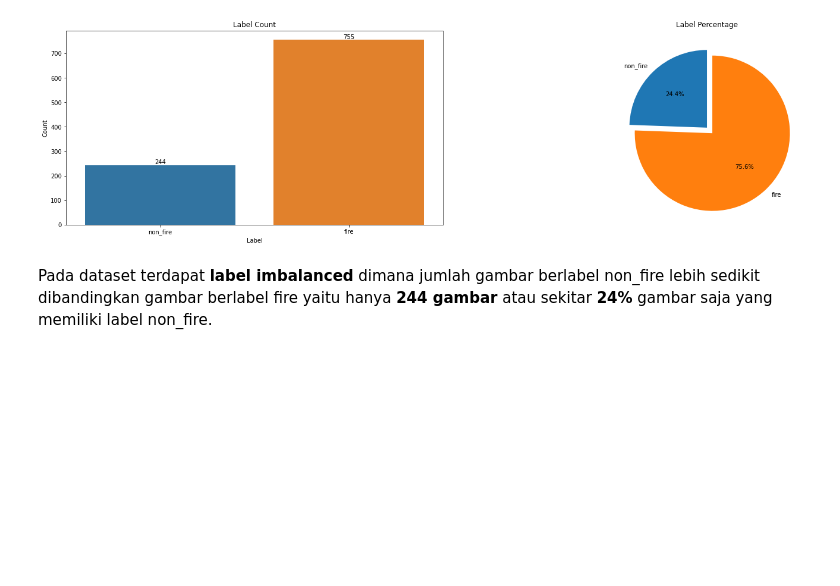
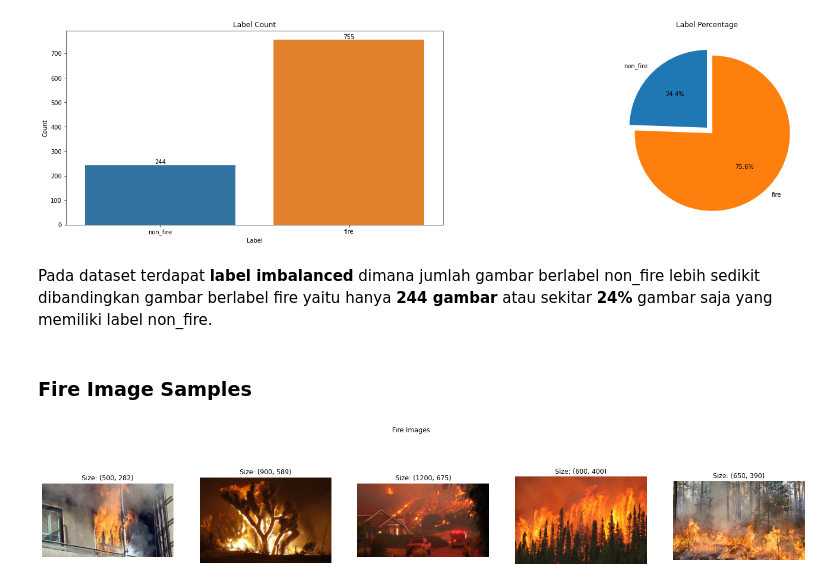
Before and after one commit to Penzragon/h8dsft_Milestone2P2, a Jupyter notebook: script.ipynb, the cells around one changed output. Drawn from its saved outputs; the diff is of its cells as text; code cells hidden in the pictures; blank space fills up the shorter version.

Commit message:
Add image samples

```diff
--- a/script.ipynb
+++ b/script.ipynb
@@ -111,3 +112,17 @@ plt.show()
 [figure]
 # %% [markdown]
 Pada dataset terdapat **label imbalanced** dimana jumlah gambar berlabel non_fire lebih sedikit dibandingkan gambar berlabel fire yaitu hanya **244 gambar** atau sekitar **24%** gambar saja yang memiliki label non_fire.
+# %% [markdown]
+### Fire Image Samples
+# %%
+plt.figure(figsize=(25, 5))
+plt.suptitle('Fire Images')
+for i in range(5):
+    img = image.load_img(fire[fire.label == 'fire'].sample(1).image.values[0])
+    plt.subplot(1, 5, i+1)
+    plt.imshow(img)
+    plt.title(f'Size: {img.size}')
+    plt.axis('off')
+plt.show()
+# %% [output]
+[figure, added]
```
Also changed, not shown: parts of 4 cells of this notebook.
